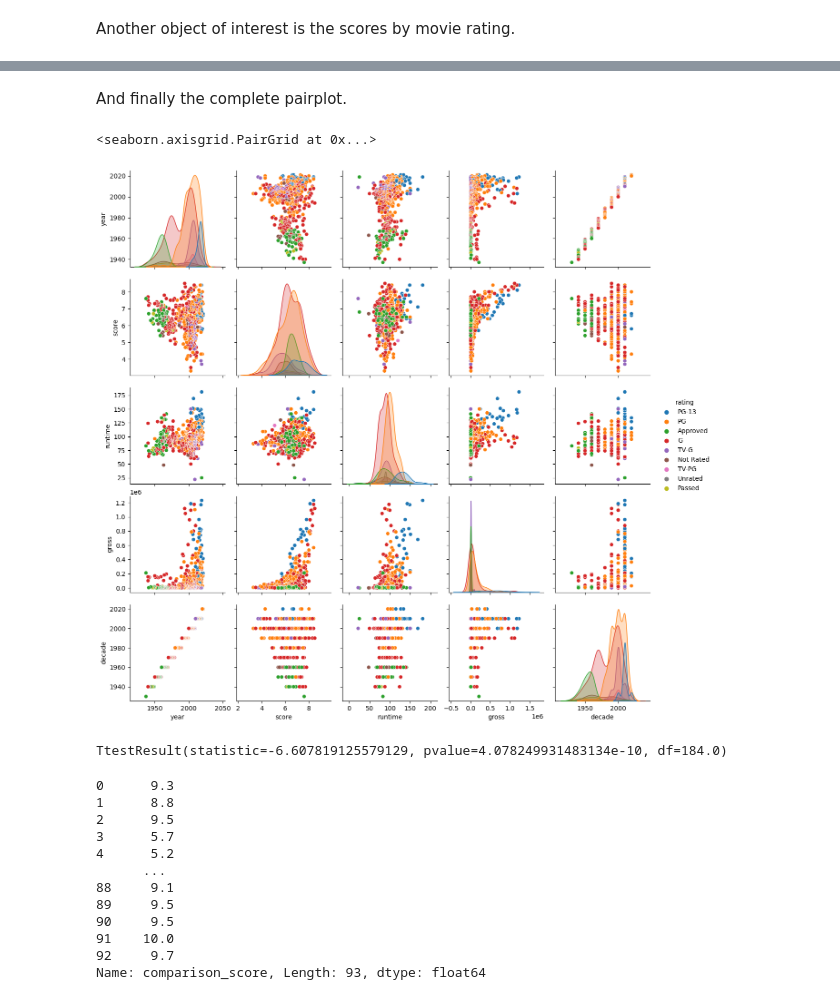
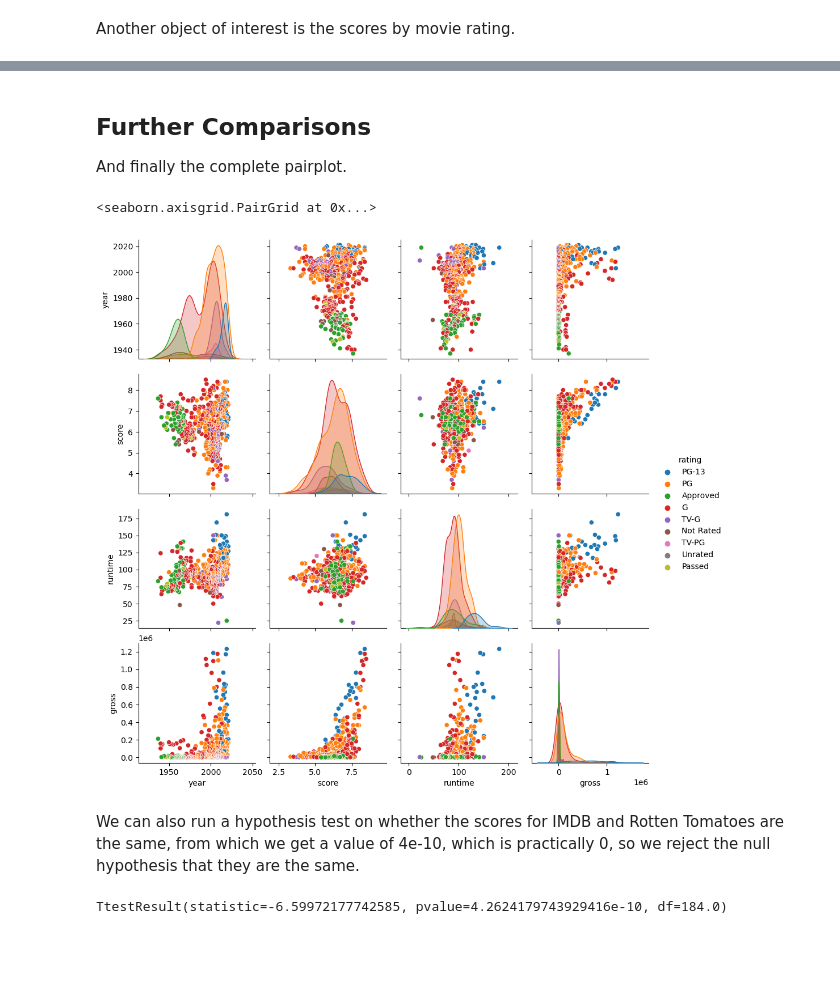
Before and after one commit to oliviahanks/Movies, a Jupyter notebook: disney_movie_analysis/analysis.ipynb, the cells around one changed output, grey strips where cells are left out. Drawn from its saved outputs; the diff is of its cells as text; code cells hidden in the pictures; blank space fills up the shorter version.

```diff
--- a/disney_movie_analysis/analysis.ipynb
+++ b/disney_movie_analysis/analysis.ipynb
@@ -259,11 +255,14 @@ Text(0.5, 1.0, 'Average IMDB Score By Year')
 # %% [markdown]
+## Further Comparisons
 And finally the complete pairplot.
 # %%
-sns.pairplot(imdb, hue = 'rating')
+sns.pairplot(imdb[['year', 'score', 'runtime', 'gross', 'rating']], hue = 'rating')
 # %% [output]
 <seaborn.axisgrid.PairGrid at 0x...>
-[figure, old version]
+[figure, new version]
+# %% [markdown]
+We can also run a hypothesis test on whether the scores for IMDB and Rotten Tomatoes are the same, from which we get a value of 4e-10, which is practically 0, so we reject the null hypothesis that they are the same.
 # %%
-stats.ttest_ind(a=merged['score_y'], b=merged['comparison_score'], equal_var=True)
+stats.ttest_ind(a=merged['imdb_score'], b=merged['rotten_tomatoes_score'], equal_var=True)
 # %% [output]
-TtestResult(statistic=-6.607819125579129, pvalue=4.078249931483134e-10, df=184.0)
+TtestResult(statistic=-6.59972177742585, pvalue=4.2624179743929416e-10, df=184.0)
@@ -272,15 +268,0 @@ t.test(merged['score_y'], merged['comparison_score'], alternative = 'two.sided',
-# %%
-merged['comparison_score']
-# %% [output]
-0      9.3
-1      8.8
-2      9.5
-3      5.7
-4      5.2
-      ...
-88     9.1
-89     9.5
-90     9.5
-91    10.0
-92     9.7
-Name: comparison_score, Length: 93, dtype: float64
```
Also changed, not shown: parts of 23 cells of this notebook, 5 other files.
